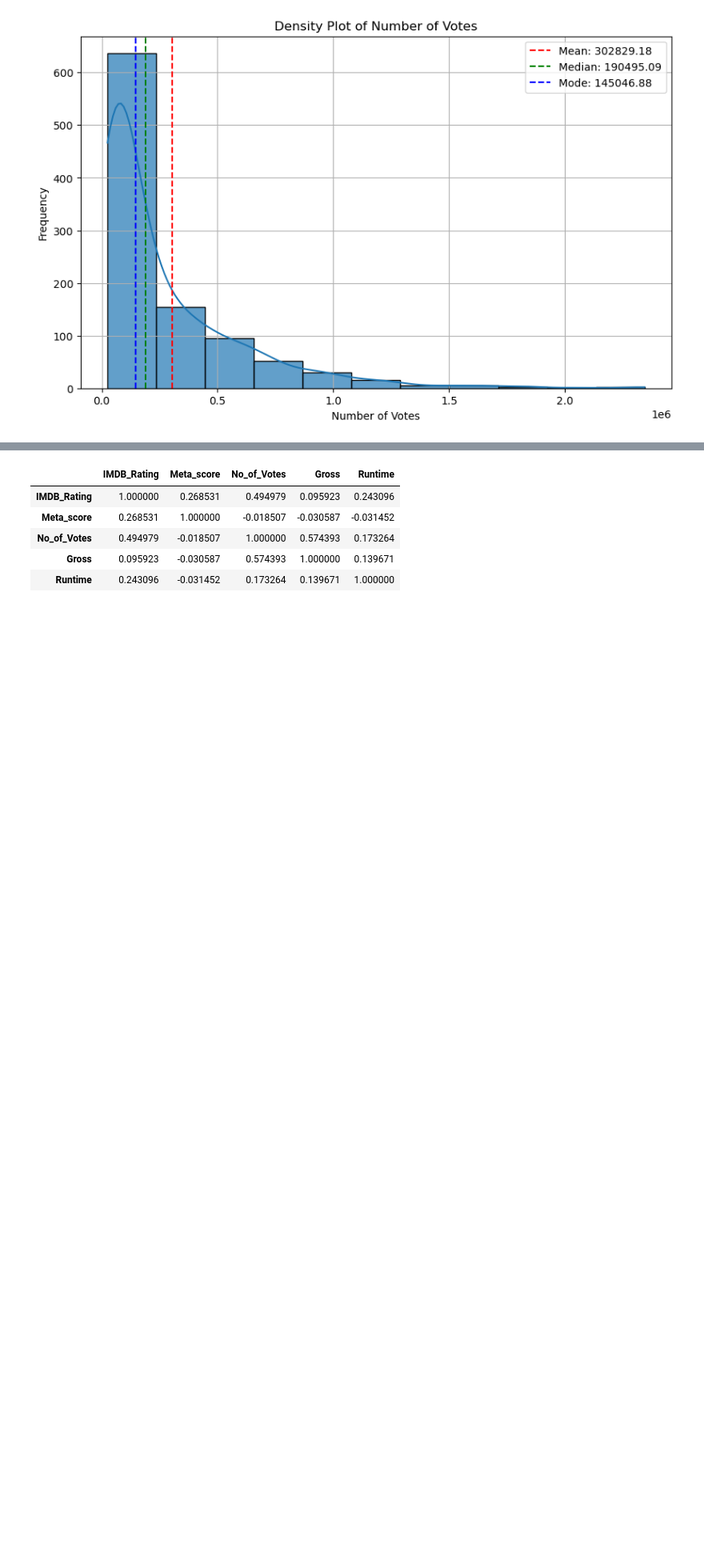
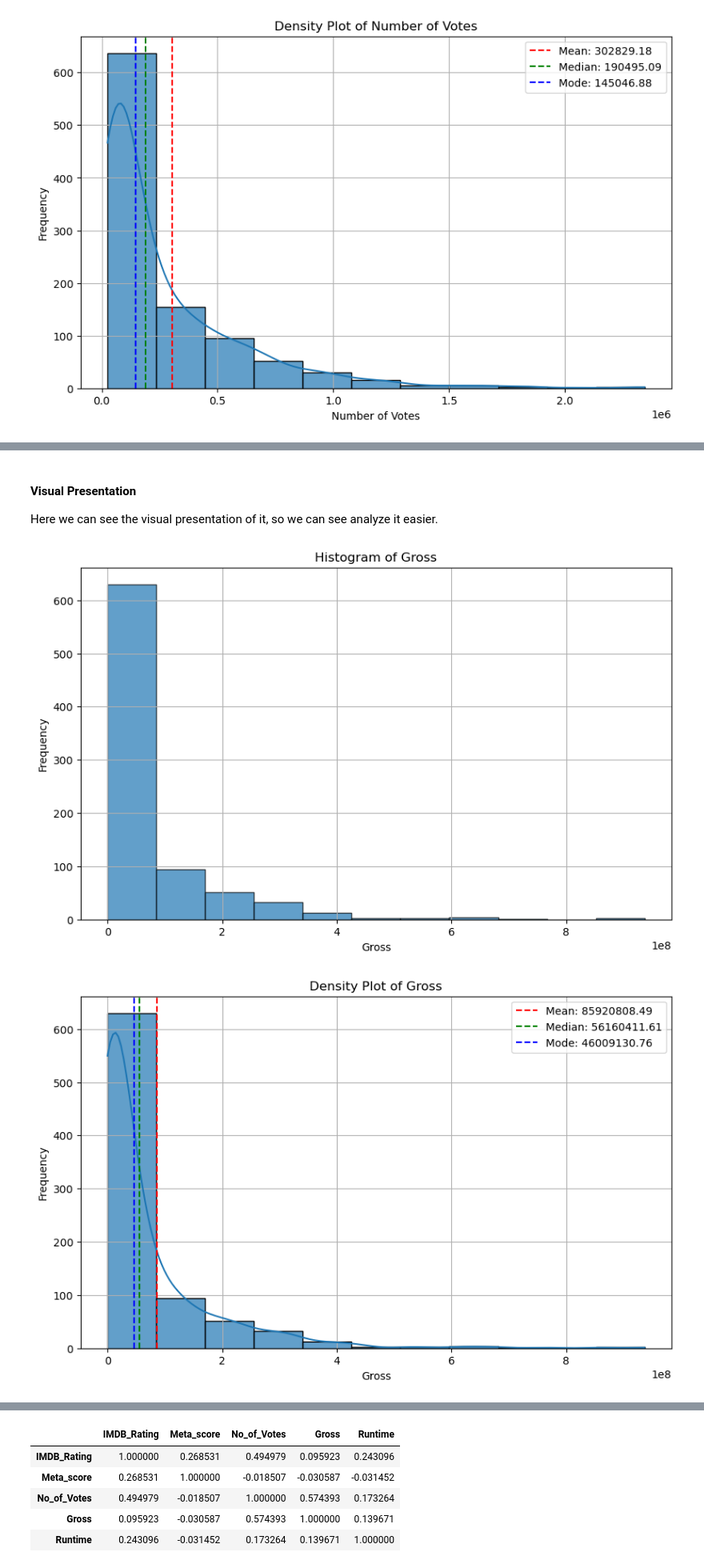
Before and after one commit to sipalingnub/fpStatpropb24, a Jupyter notebook: FP_Statprob_2024 (1).ipynb, the cells around one changed output, grey strips where cells are left out. Shown: that part at 80% size. Saved outputs shown, nothing was run; the diff lists cells and outputs as text; code cells hidden in the pictures; blank space fills up the shorter version.

```diff
--- a/FP_Statprob_2024 (1).ipynb
+++ b/FP_Statprob_2024 (1).ipynb
@@ -1049,0 +1185,30 @@ What we can conclude from the data that we've calculated and from the visualizat
+# %% [markdown]
+<!-- zelig's -->
+#### Visual Presentation
+Here we can see the visual presentation of it, so we can see analyze it easier.
+# %%
+# zelig's
+# Plot the histogram of Gross
+plt.figure(figsize=(10, 6))
+plt.hist(gross_data, bins=Gross_bins, edgecolor='black', alpha=0.7)
+plt.xlabel('Gross')
+plt.ylabel('Frequency')
+plt.title('Histogram of Gross')
+plt.grid(True)
+plt.show()
+
+# Plot the density plot of Gross with mean, median, and mode
+plt.figure(figsize=(10, 6))
+sns.histplot(gross_data, bins=Gross_bins, kde=True, edgecolor='black', alpha=0.7)
+plt.axvline(mean, color='r', linestyle='--', label=f'Mean: {mean:.2f}')
+plt.axvline(median, color='g', linestyle='--', label=f'Median: {median:.2f}')
+plt.axvline(mode, color='b', linestyle='--', label=f'Mode: {mode:.2f}')
+plt.xlabel('Gross')
+plt.ylabel('Frequency')
+plt.title('Density Plot of Gross')
+plt.legend()
+plt.grid(True)
+plt.show()
+# %% [output]
+[figure, added]
+[figure, added]
```
Also changed, not shown: parts of 49 cells of this notebook.
